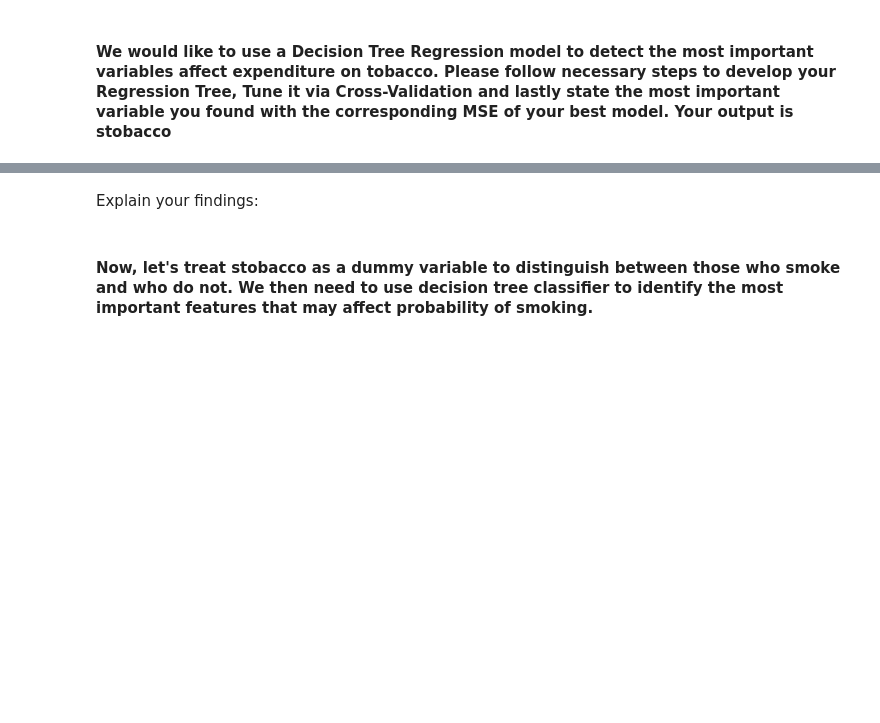
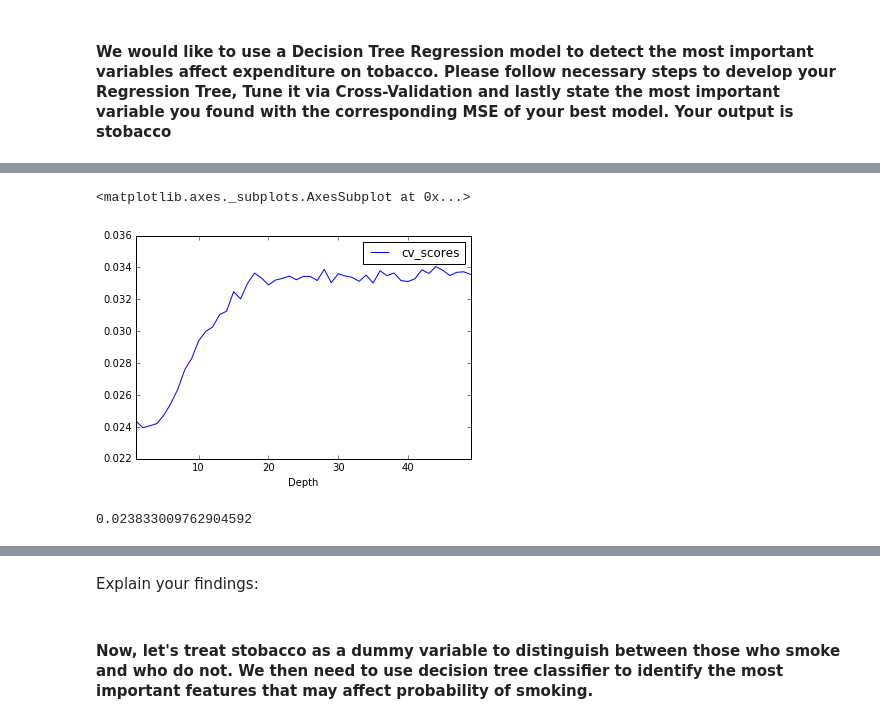
Before and after one commit to readywater/SF-DAT-20, a Jupyter notebook: Code/Lecture11-Practice-Code.ipynb, the cells around one changed output, grey strips where cells are left out. Drawn from its saved outputs; the diff is of its cells as text; code cells hidden in the pictures; blank space fills up the shorter version.

```diff
--- a/Code/Lecture11-Practice-Code.ipynb
+++ b/Code/Lecture11-Practice-Code.ipynb
@@ -28,0 +56,19 @@ TobaccoData.head()
+# %%
+X = TobaccoData[TobaccoData.columns.values]
+del X['stobacco']
+# %%
+y = TobaccoData['stobacco']
+# %%
+from sklearn.cross_validation import train_test_split
+
+X_train, X_test, y_train, y_test = train_test_split(X, y,test_size=0.25)
+# %%
+# Develop Regression Tree
+from sklearn.tree import DecisionTreeRegressor
+from sklearn import metrics
+import numpy as np
+
+treereg = DecisionTreeRegressor()
+treereg.fit(X_train,y_train)
+preds = treereg.predict(X_test)
+np.sqrt(metrics.mean_squared_error(y_test, preds)) # Give MSE the same units
@@ -28,0 +94,25 @@ TobaccoData.head()
+# %%
+# Tune Regression Tree
+from sklearn.cross_validation import cross_val_score
+
+Depth = range(1,50)
+score = []
+for i in Depth: # How many decision points are in the tree
+      treereg = DecisionTreeRegressor(max_depth=i)
+      scores = cross_val_score(treereg, X, y, cv=10, scoring='mean_squared_error')
+      score.append(np.mean(np.sqrt(-scores)))
+
+Depth_Choice_df = pd.DataFrame({'cv_scores': score ,'Depth': Depth})
+Depth_Choice_df.plot(x ='Depth',y = 'cv_scores' )
+# %% [output]
+<matplotlib.axes._subplots.AxesSubplot at 0x...>
+[figure, added]
+# %%
+# Identify most important variables
+# Develop Regression Tree
+treereg = DecisionTreeRegressor(max_depth=2)
+treereg.fit(X_train,y_train)
+preds = treereg.predict(X_test)
+np.sqrt(metrics.mean_squared_error(y_test, preds)) # Give MSE the same units
+# %% [output]
+0.023833009762904592
```
Also changed, not shown: parts of 11 cells of this notebook, 1 other file.
